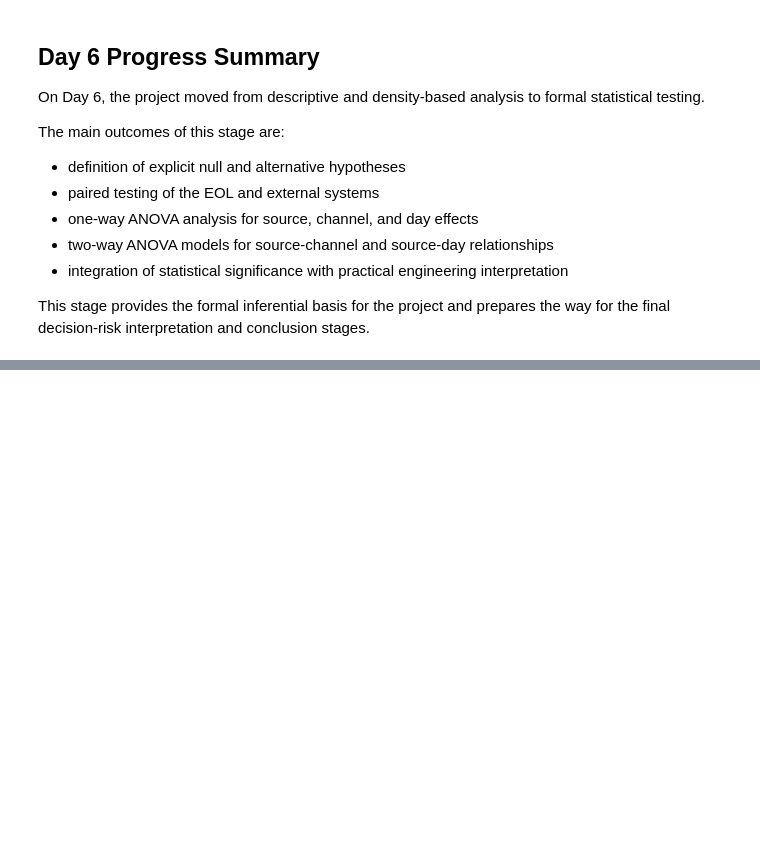
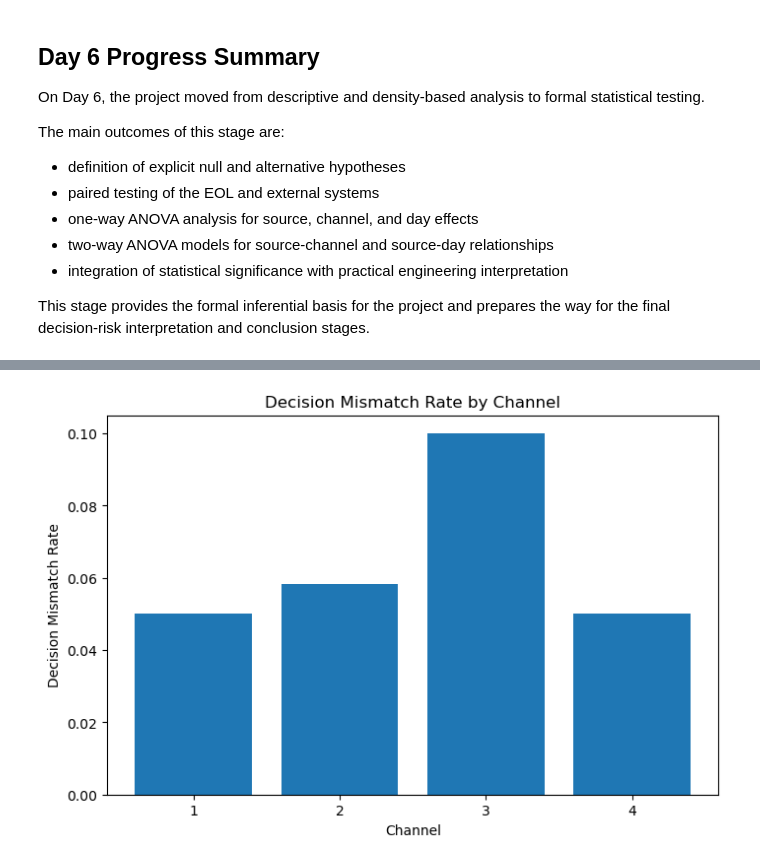
Before and after one commit to simonsvp/EOL-Measurement-System-Analysis-with-ANOVA-and-Decision-Risk, a Jupyter notebook: measurement_system_analysis.ipynb, the cells around one changed output, grey strips where cells are left out. Drawn from its saved outputs; the diff is of its cells as text; code cells hidden in the pictures; blank space fills up the shorter version.

```diff
--- a/measurement_system_analysis.ipynb
+++ b/measurement_system_analysis.ipynb
@@ -1648,0 +1862,11 @@ This stage provides the formal inferential basis for the project and prepares th
+# %%
+mismatch_by_channel = df.groupby("channel")["decision_mismatch"].mean()
+
+plt.figure(figsize=(8, 5))
+plt.bar(mismatch_by_channel.index.astype(str), mismatch_by_channel.values)
+plt.xlabel("Channel")
+plt.ylabel("Decision Mismatch Rate")
+plt.title("Decision Mismatch Rate by Channel")
+plt.show()
+# %% [output]
+[figure, added]
```
Also changed, not shown: parts of 20 cells of this notebook.
